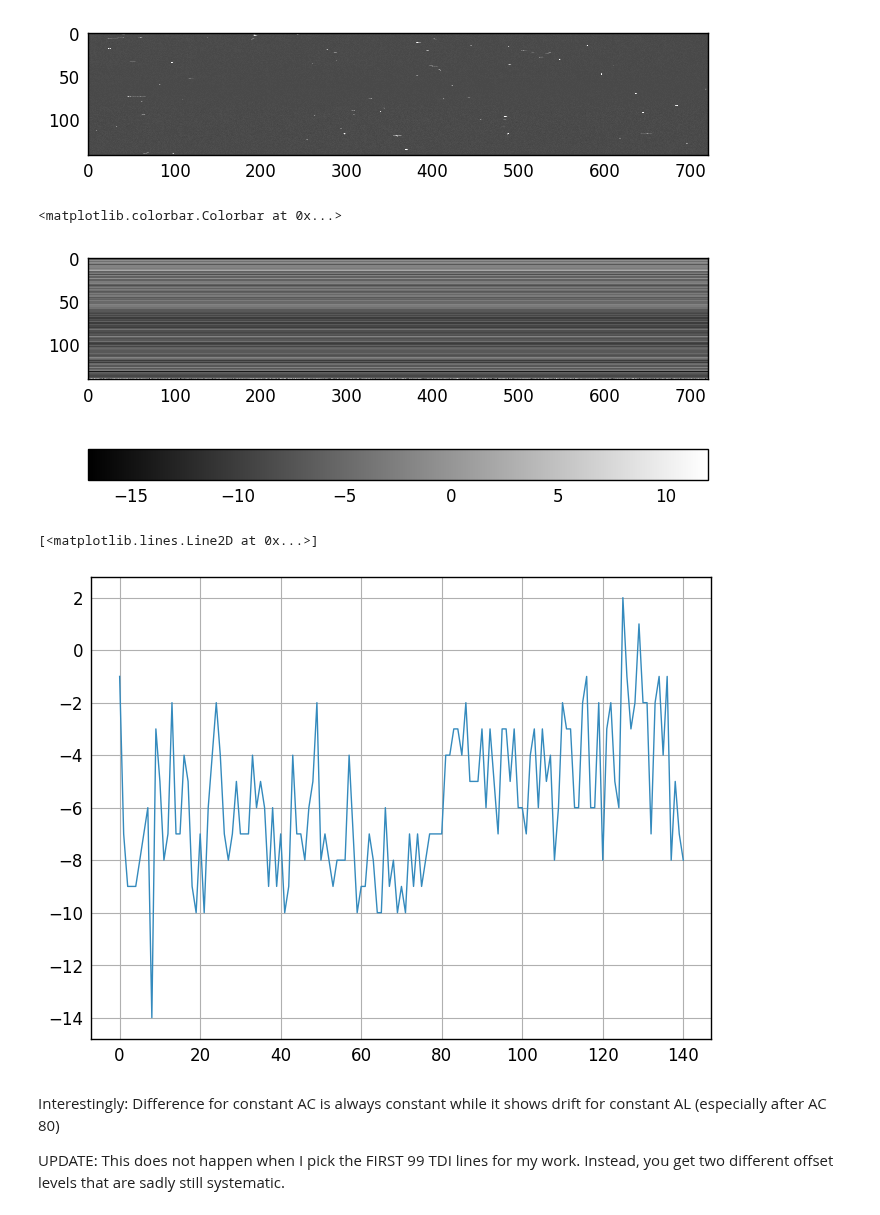
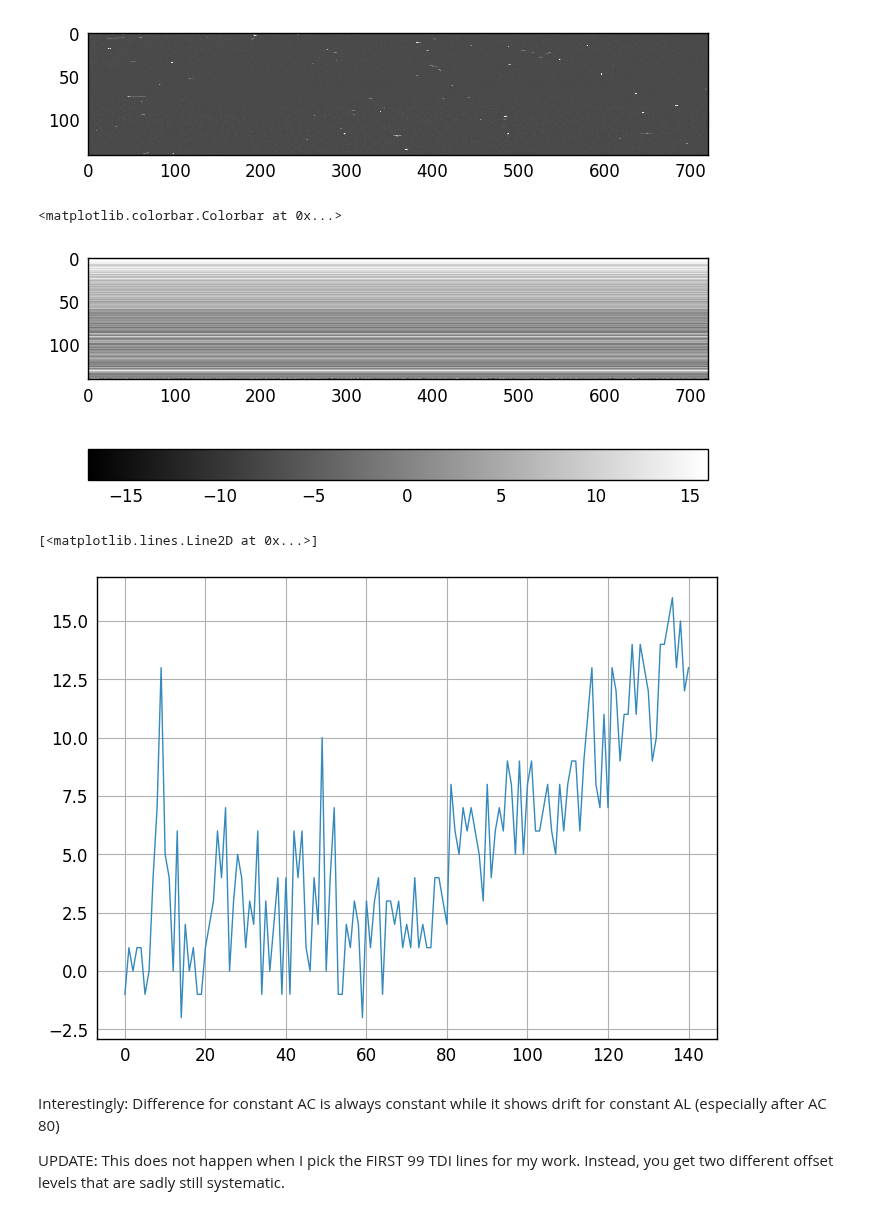
Before and after one commit to asierabreu/cosmics, a Jupyter notebook: analysis/bam_ralf/replication.ipynb, the cells around one changed output. Saved outputs shown, nothing was run; the diff lists cells and outputs as text; code cells hidden in the pictures.

```diff
--- a/analysis/bam_ralf/replication.ipynb
+++ b/analysis/bam_ralf/replication.ipynb
@@ -42,3 +42,14 @@ print(extracted.shape)
 [figure]
 # %% [markdown]
 Now let's subtract off the unexposed values
+# %%
+# determine the background using outlier rejection
+unexposed = source[-99:,1:142].astype("float64")
+#unexposed = source[:99,1:142].astype("float64")  # not sure which one to take here
+background = np.zeros(141)
+sdevs = np.zeros(141)
+
+# out of curiosity, plot this part
+
+plt.grid(False)
+plt.imshow((unexposed),cmap='gray',norm=LogNorm(),vmin=1e3,vmax=4e3) # not rotated!
@@ -45,14 +59,12 @@ Now let's subtract off the unexposed values
 # %%
-# determine the background using outlier rejection
-#unexposed = source[-99:,1:142].astype("float64")
-unexposed = source[:100,1:142].astype("float64")  # not sure which one to take here
-background = np.zeros(141)
-sdevs = np.zeros(141)
+# use sigma clipping
+#from astropy.stats import sigma_clip
+#unexposed = sigma_clip(unexposed,sigma=3,iters=None,axis=0)
 
-# use sigma clipping
-from astropy.stats import sigma_clip
+# throw away highest and lowest 25%
+from scipy.stats import trimboth
+unexposed = trimboth(unexposed,0.25,axis=0)
 
-unexposed = sigma_clip(unexposed,sigma=3,iters=None,axis=0)
 sdevs = np.std(unexposed, axis=0)
 background = np.mean(unexposed, axis=0)
 
@@ -95,12 +121,12 @@ plt.imshow(np.rot90(diff,1),cmap='gray')
 plt.colorbar(orientation="horizontal")
 # %% [output]
 <matplotlib.colorbar.Colorbar at 0x...>
-[figure, old version]
+[figure, new version]
 # %%
-plt.plot(diff[cind,:])
+plt.plot(diff[1,:])
 # %% [output]
 [<matplotlib.lines.Line2D at 0x...>]
-[figure, old version]
+[figure, new version]
 # %% [markdown]
 Interestingly: Difference for constant AC is always constant while it shows drift for constant AL (especially after AC 80)
 
```
Also changed, not shown: parts of 5 cells of this notebook, 2 other files.
